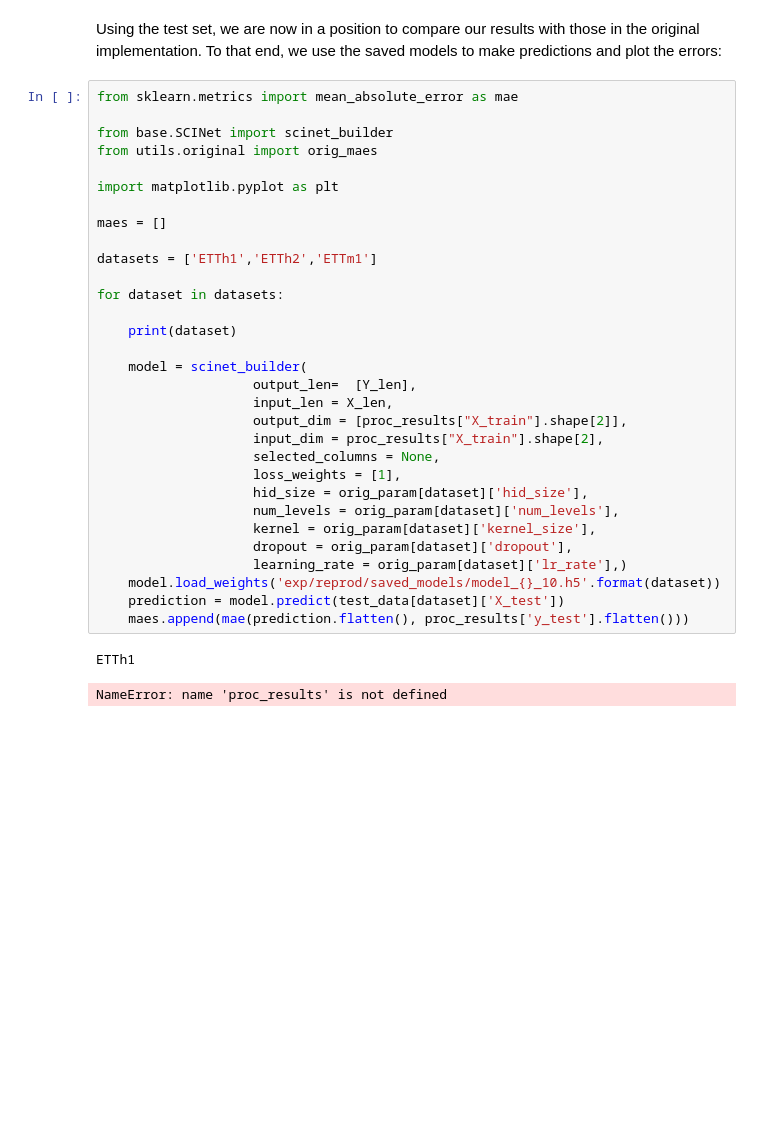
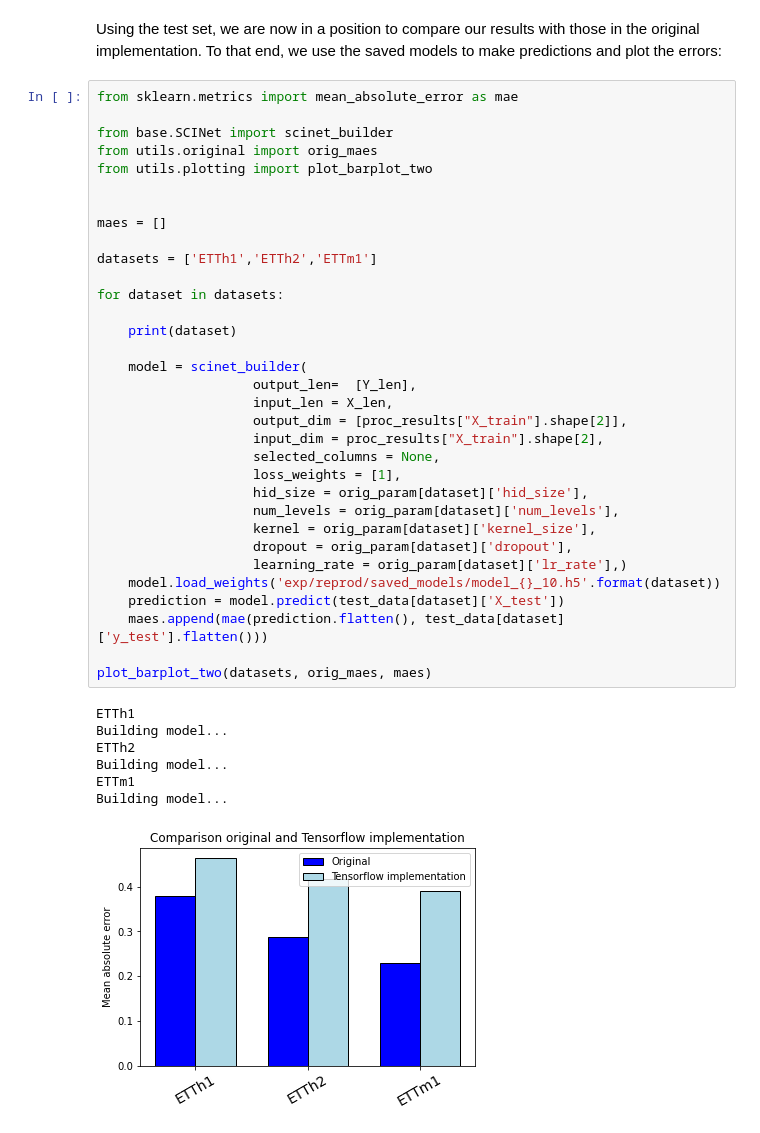
Before and after one commit to HiddeKanger/SCINet, a Jupyter notebook: exp/reprod/reprod_experiments.ipynb, the cells around one changed output. Cells and saved outputs as stored; diff of their text form; blank space fills up the shorter version.

```diff
--- a/exp/reprod/reprod_experiments.ipynb
+++ b/exp/reprod/reprod_experiments.ipynb
@@ -151,33 +95,40 @@ Using the test set, we are now in a position to compare our results with those i
 from sklearn.metrics import mean_absolute_error as mae
 
 from base.SCINet import scinet_builder
 from utils.original import orig_maes
+from utils.plotting import plot_barplot_two
 
-import matplotlib.pyplot as plt
 
 maes = []
 
 datasets = ['ETTh1','ETTh2','ETTm1']
 
 for dataset in datasets:
 
     print(dataset)
 
     model = scinet_builder(
                     output_len=  [Y_len],
                     input_len = X_len,
                     output_dim = [proc_results["X_train"].shape[2]],
                     input_dim = proc_results["X_train"].shape[2],
                     selected_columns = None,
                     loss_weights = [1],
                     hid_size = orig_param[dataset]['hid_size'],
                     num_levels = orig_param[dataset]['num_levels'],
                     kernel = orig_param[dataset]['kernel_size'],
                     dropout = orig_param[dataset]['dropout'],
                     learning_rate = orig_param[dataset]['lr_rate'],)
     model.load_weights('exp/reprod/saved_models/model_{}_10.h5'.format(dataset))
     prediction = model.predict(test_data[dataset]['X_test'])
-    maes.append(mae(prediction.flatten(), proc_results['y_test'].flatten()))
+    maes.append(mae(prediction.flatten(), test_data[dataset]['y_test'].flatten()))
+
+plot_barplot_two(datasets, orig_maes, maes)
 # %% [output]
 ETTh1
+Building model...
+ETTh2
+Building model...
+ETTm1
+Building model...
-NameError: name 'proc_results' is not defined
+[figure, added]
```
Also changed, not shown: parts of 16 cells of this notebook, 12 other files.
